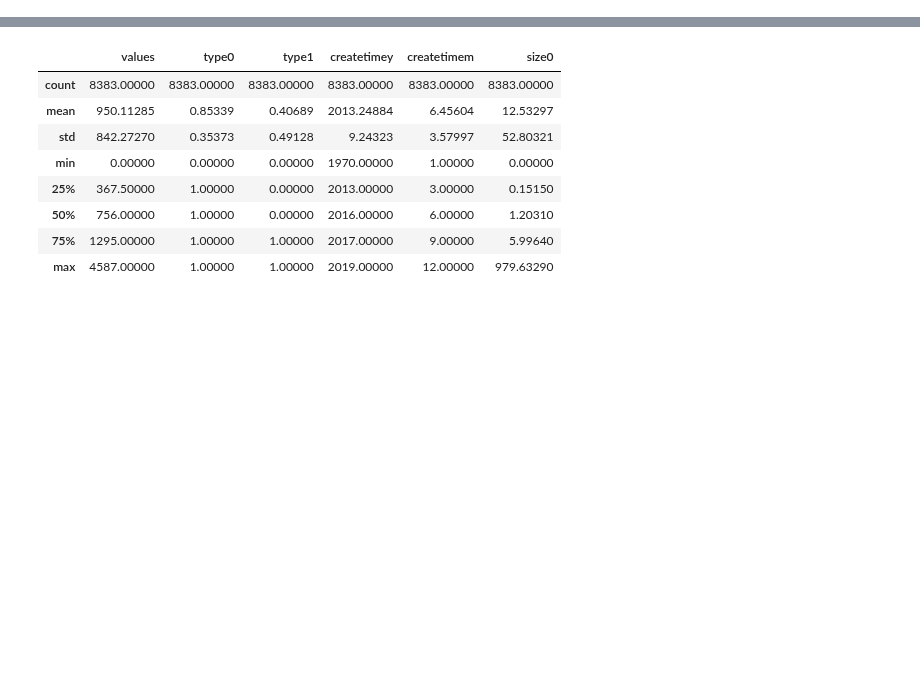
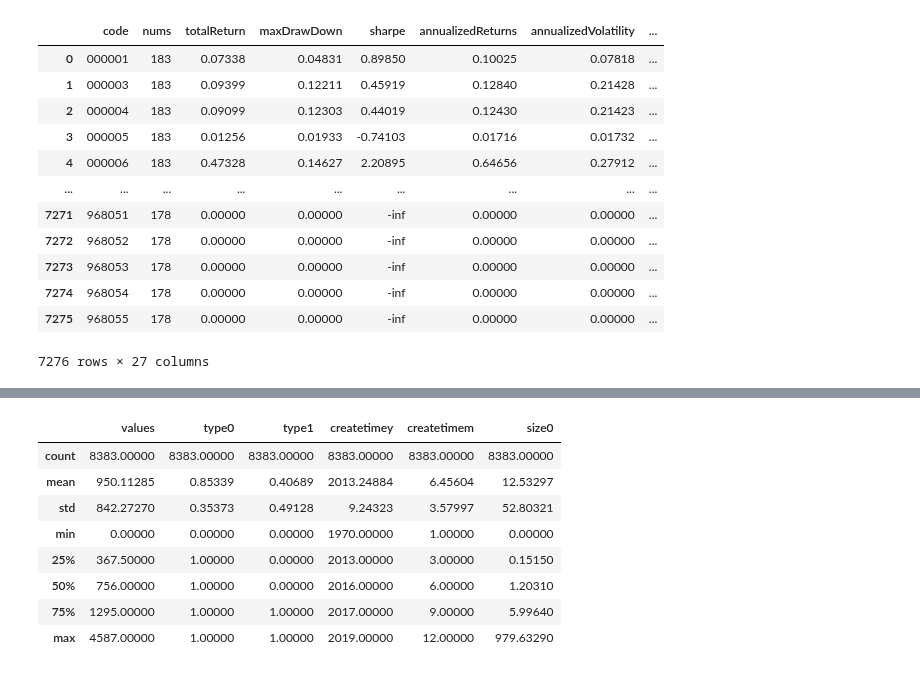
Before and after one commit to zhs007/jupyternotebook.demo, a Jupyter notebook: home/cnfunds/cnfund001.ipynb, the cells around one changed output, grey strips where cells are left out. Cells and saved outputs as stored; diff of their text form; code cells hidden in the pictures; blank space fills up the shorter version.

```diff
--- a/home/cnfunds/cnfund001.ipynb
+++ b/home/cnfunds/cnfund001.ipynb
@@ -27,8 +27,27 @@ plt.rcParams['font.family'] = hfont.get_name()
 FUNDRESULTS_PATH = './calcfundfull.csv'
 dfFundResults = cnfundutils.loadFundResult(FUNDRESULTS_PATH)
 
+FUNDRESULTS2020_PATH = './calcfund2020.csv'
+dfFundResults2020 = cnfundutils.loadFundResult(FUNDRESULTS2020_PATH)
+
 FUNDS_PATH = './funds.xlsx'
 dfFunds = cnfundutils.loadFundBasicInfo(FUNDS_PATH)
+# %%
+dfFundResults2020
+# %% [output]
+|  | code | nums | totalReturn | maxDrawDown | sharpe | annualizedReturns | annualizedVolatility | ... |
+| 0 | 000001 | 183 | 0.07338 | 0.04831 | 0.89850 | 0.10025 | 0.07818 | ... |
+| 1 | 000003 | 183 | 0.09399 | 0.12211 | 0.45919 | 0.12840 | 0.21428 | ... |
+| 2 | 000004 | 183 | 0.09099 | 0.12303 | 0.44019 | 0.12430 | 0.21423 | ... |
+| 3 | 000005 | 183 | 0.01256 | 0.01933 | -0.74103 | 0.01716 | 0.01732 | ... |
+| 4 | 000006 | 183 | 0.47328 | 0.14627 | 2.20895 | 0.64656 | 0.27912 | ... |
+| ... | ... | ... | ... | ... | ... | ... | ... | ... |
+| 7271 | 968051 | 178 | 0.00000 | 0.00000 | -inf | 0.00000 | 0.00000 | ... |
+| 7272 | 968052 | 178 | 0.00000 | 0.00000 | -inf | 0.00000 | 0.00000 | ... |
+| 7273 | 968053 | 178 | 0.00000 | 0.00000 | -inf | 0.00000 | 0.00000 | ... |
+| 7274 | 968054 | 178 | 0.00000 | 0.00000 | -inf | 0.00000 | 0.00000 | ... |
+| 7275 | 968055 | 178 | 0.00000 | 0.00000 | -inf | 0.00000 | 0.00000 | ... |
+7276 rows × 27 columns
 # %%
 dfFunds[:5]
 # %% [output]
```
Also changed, not shown: parts of 3 cells of this notebook, 14 other files.
